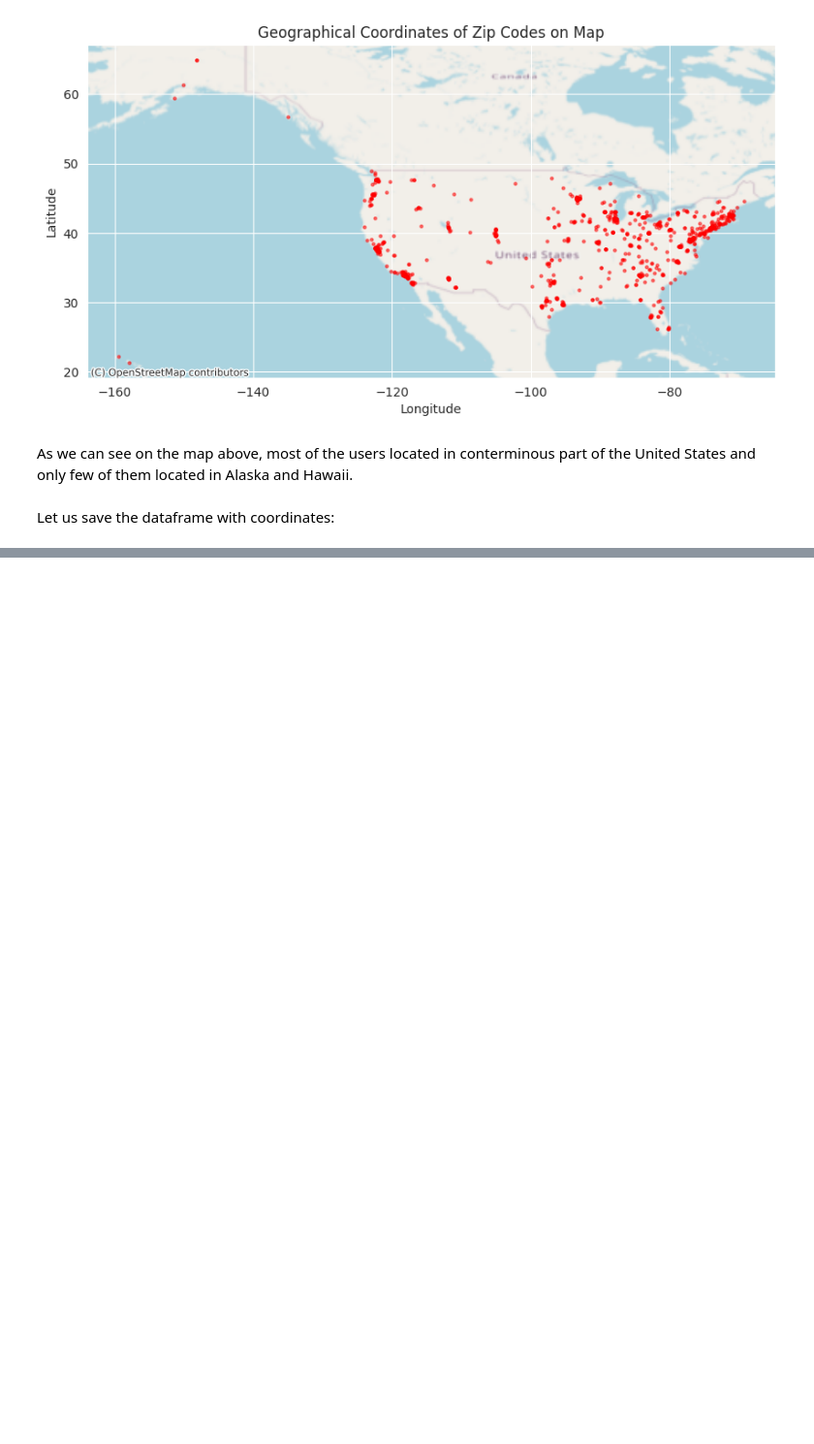
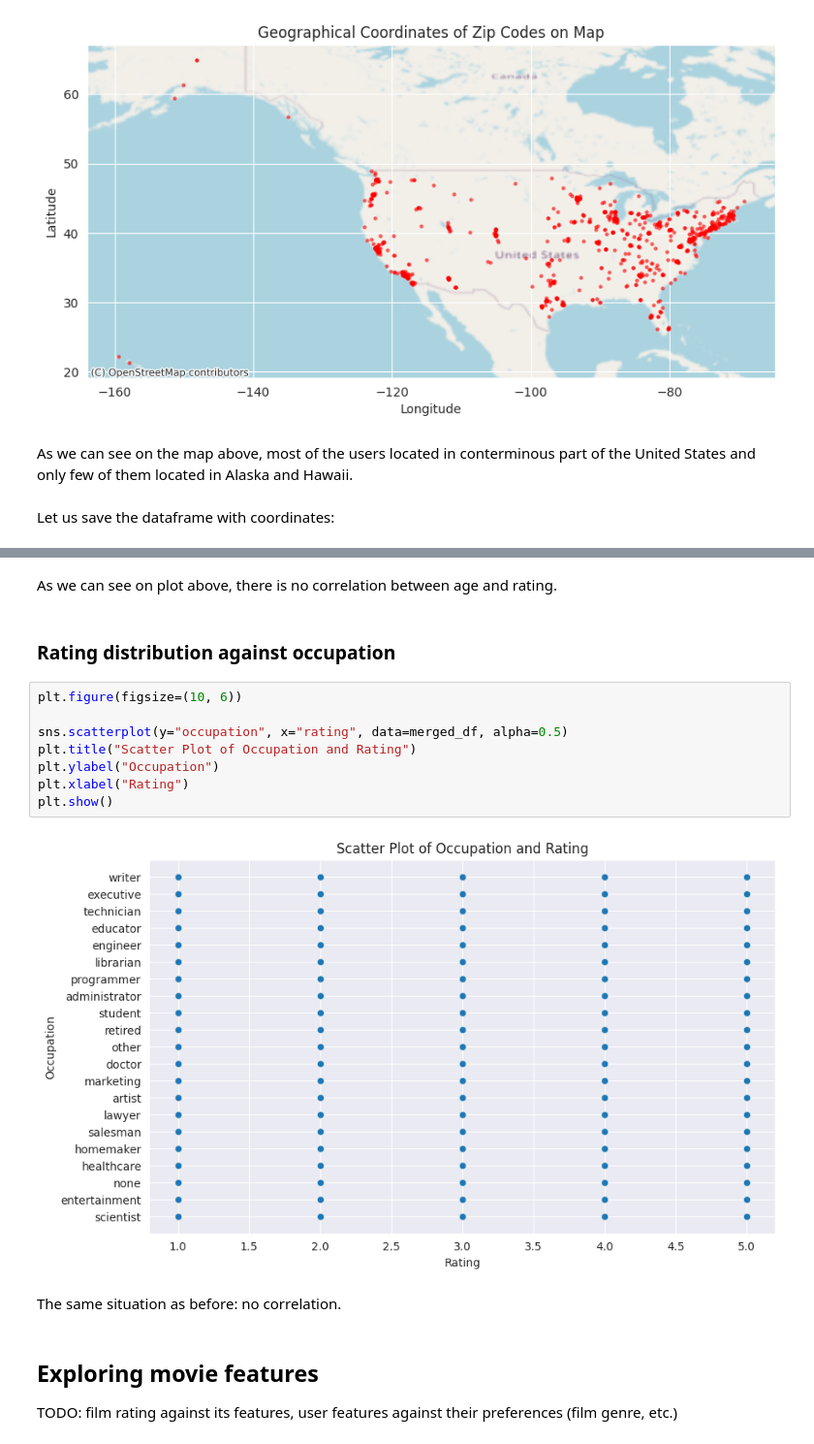
Before and after one commit to eivankin/movie-recommender-system, a Jupyter notebook: notebooks/1.0-eda.ipynb, the cells around one changed output, grey strips where cells are left out. Shown at 97% size. Cells and saved outputs as stored; diff of their text form; blank space fills up the shorter version.

```diff
--- a/notebooks/1.0-eda.ipynb
+++ b/notebooks/1.0-eda.ipynb
@@ -280,0 +315,19 @@ TODO
+# %% [markdown]
+As we can see on plot above, there is no correlation between age and rating.
+# %% [markdown]
+### Rating distribution against occupation
+# %%
+plt.figure(figsize=(10, 6))
+
+sns.scatterplot(y="occupation", x="rating", data=merged_df, alpha=0.5)
+plt.title("Scatter Plot of Occupation and Rating")
+plt.ylabel("Occupation")
+plt.xlabel("Rating")
+plt.show()
+# %% [output]
+[figure, added]
+# %% [markdown]
+The same situation as before: no correlation.
+# %% [markdown]
+## Exploring movie features
+TODO: film rating against its features, user features against their preferences (film genre, etc.)
```
Also changed, not shown: parts of 15 cells of this notebook, 1 other file.
